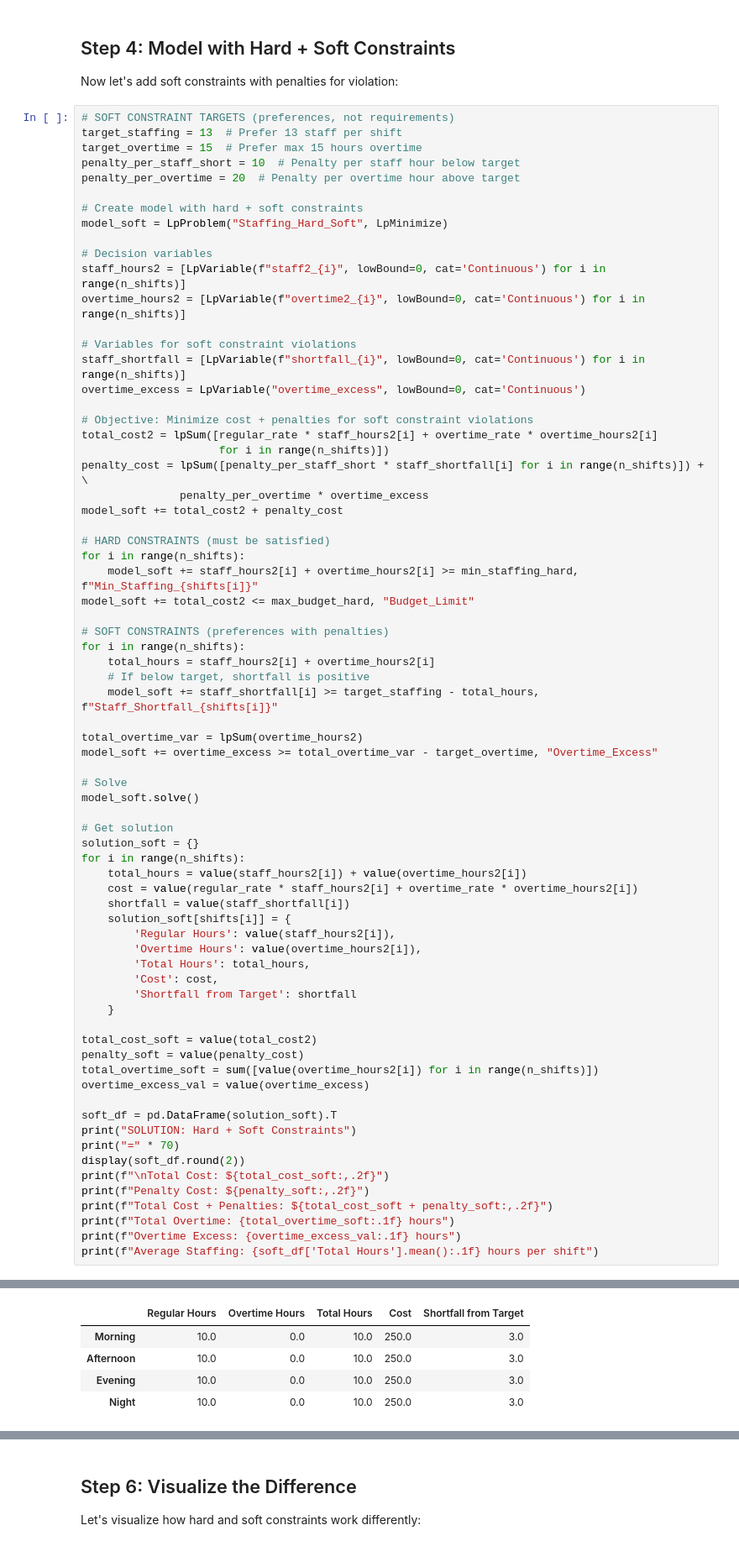
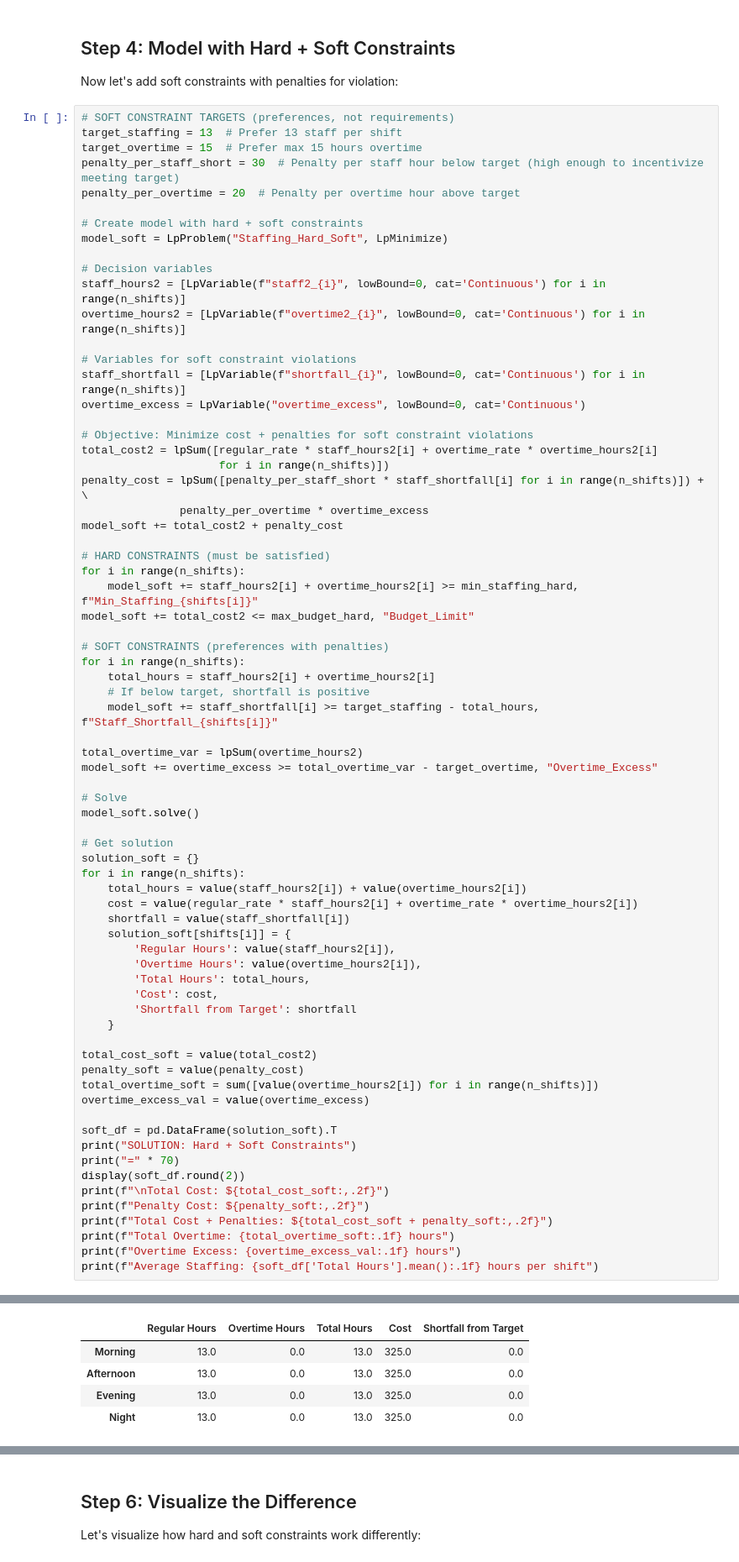
Before and after one commit to scottalanturner/prescriptive-analytics, a Jupyter notebook: Lesson02/lesson02_concept04_hard_vs_soft_constraints.ipynb, the cells around one changed output, grey strips where cells are left out. Shown at 84% size. Saved outputs shown, nothing was run; the diff lists cells and outputs as text.

```diff
--- a/Lesson02/lesson02_concept04_hard_vs_soft_constraints.ipynb
+++ b/Lesson02/lesson02_concept04_hard_vs_soft_constraints.ipynb
@@ -145,7 +145,7 @@ Now let's add soft constraints with penalties for violation:
 # SOFT CONSTRAINT TARGETS (preferences, not requirements)
 target_staffing = 13  # Prefer 13 staff per shift
 target_overtime = 15  # Prefer max 15 hours overtime
-penalty_per_staff_short = 10  # Penalty per staff hour below target
+penalty_per_staff_short = 30  # Penalty per staff hour below target (high enough to incentivize meeting target)
 penalty_per_overtime = 20  # Penalty per overtime hour above target
 
 # Create model with hard + soft constraints
@@ -221,17 +221,17 @@ command line - /Users/sturner/.pyenv/versions/3.12.7/lib/python3.12/site-package
 At line 2 NAME          MODEL
 At line 3 ROWS
 At line 15 COLUMNS
 At line 62 RHS
 At line 73 BOUNDS
 At line 74 ENDATA
 Problem MODEL has 10 rows, 13 columns and 33 elements
 ... (8 lines left out)
 Total time (CPU seconds):       0.00   (Wallclock seconds):       0.00
 
 SOLUTION: Hard + Soft Constraints
 ======================================================================
 |  | Regular Hours | Overtime Hours | Total Hours | Cost | Shortfall from Target |
-| Morning | 10.0 | 0.0 | 10.0 | 250.0 | 3.0 |
-| Afternoon | 10.0 | 0.0 | 10.0 | 250.0 | 3.0 |
-| Evening | 10.0 | 0.0 | 10.0 | 250.0 | 3.0 |
-| Night | 10.0 | 0.0 | 10.0 | 250.0 | 3.0 |
+| Morning | 13.0 | 0.0 | 13.0 | 325.0 | 0.0 |
+| Afternoon | 13.0 | 0.0 | 13.0 | 325.0 | 0.0 |
+| Evening | 13.0 | 0.0 | 13.0 | 325.0 | 0.0 |
+| Night | 13.0 | 0.0 | 13.0 | 325.0 | 0.0 |
```
Also changed, not shown: parts of 4 cells of this notebook.
